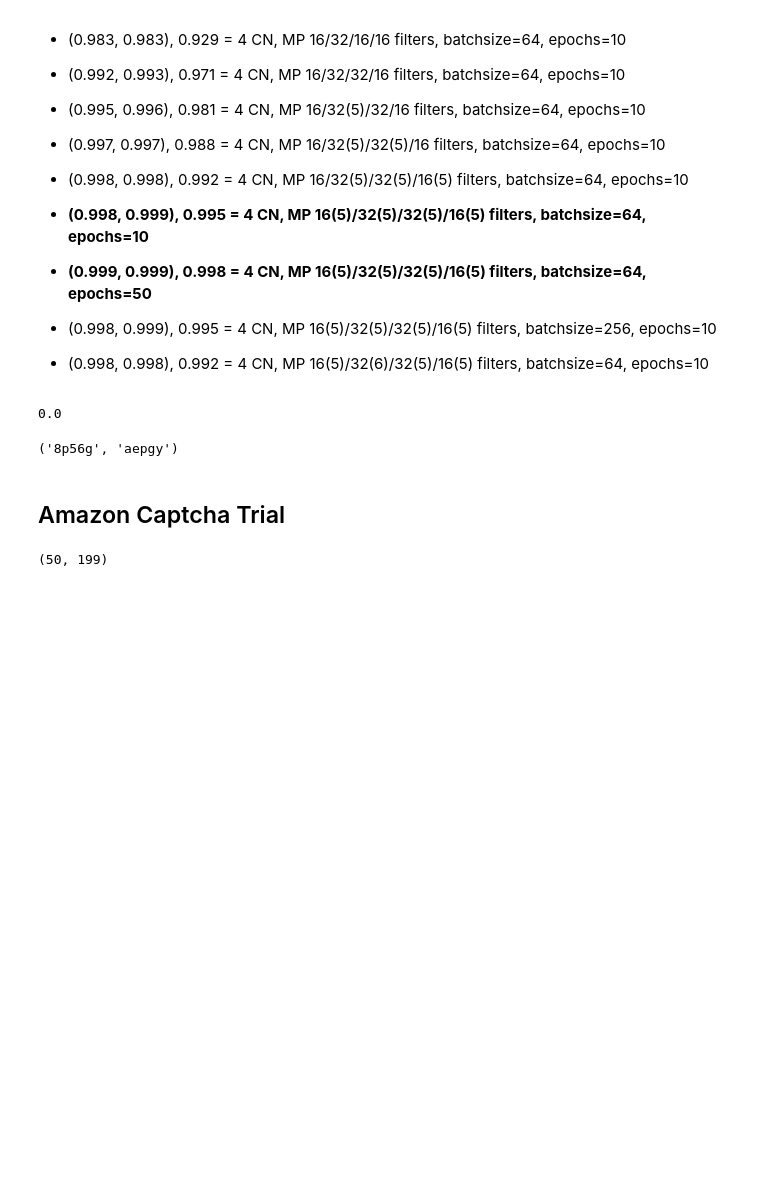
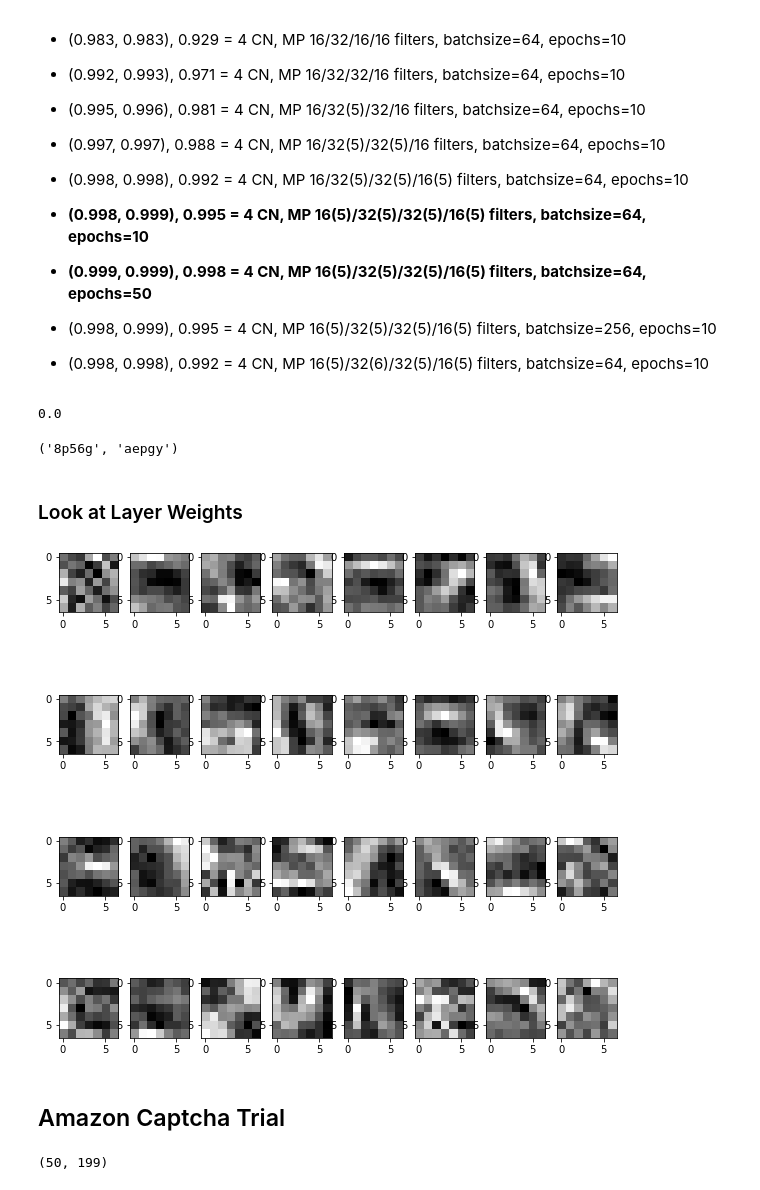
Before and after one commit to rzhao97/captcha, a Jupyter notebook: captcha.ipynb, the cells around one changed output. Drawn from its saved outputs; the diff is of its cells as text; code cells hidden in the pictures; blank space fills up the shorter version.

```diff
--- a/captcha.ipynb
+++ b/captcha.ipynb
@@ -511,31 +481,3 @@ model.compile(loss='categorical_crossentropy', optimizer='adam', metrics=["accur
-# %%
-input_shape = (50, 200, 1)
-
-# Input layer
-imgm = Input(shape=input_shape)
-
-# Convolution and Max Pooling layers
-cn1 = Conv2D(16, (5, 5), padding='same', activation='relu')(imgm)
-mp1 = MaxPooling2D(padding='same')(cn1)
-
-cn2 = Conv2D(32, (5, 5), padding='same', activation='relu')(mp1)
-mp2 = MaxPooling2D(padding='same')(cn2)
-
-cn3 = Conv2D(32, (5, 5), padding='same', activation='relu')(mp2)
-mp3 = MaxPooling2D(padding='same')(cn3)
-
-cn4 = Conv2D(16, (5, 5), padding='same', activation='relu')(mp3)
-mp4 = MaxPooling2D(padding='same')(cn4)
-
-# Flatten and Dense layers
-flat = Flatten()(mp4)
-output = []
-for _ in range(5):
-    dens1 = Dense(64, activation='relu')(flat)
-    drop = Dropout(0.5)(dens1)
-    result = Dense(num_chars, activation='sigmoid')(drop)
-
-    output.append(result)
 # %%
 # Compile model
 model = Model(imgm, output)
@@ -722,3 +664,16 @@ img_path = 'data/s_data/2cegf.png'
 print(predict_one_spath(img_path))
 # %% [output]
 ('8p56g', 'aepgy')
+# %% [markdown]
+### Look at Layer Weights
+# %%
+weights1_np = model.get_weights()[0] # 5 5 1 16
+
+fig, axs = plt.subplots(4, 8, figsize=(10, 10))
+
+for i, ax in enumerate(axs.flatten()):
+    filter = weights1_np[:, :, 0, i]
+    ax.imshow(filter, cmap=plt.cm.gray_r, interpolation="nearest")
+remove_grid_lines(axs)
+# %% [output]
+[figure, added]
```
Also changed, not shown: parts of 20 cells of this notebook.
